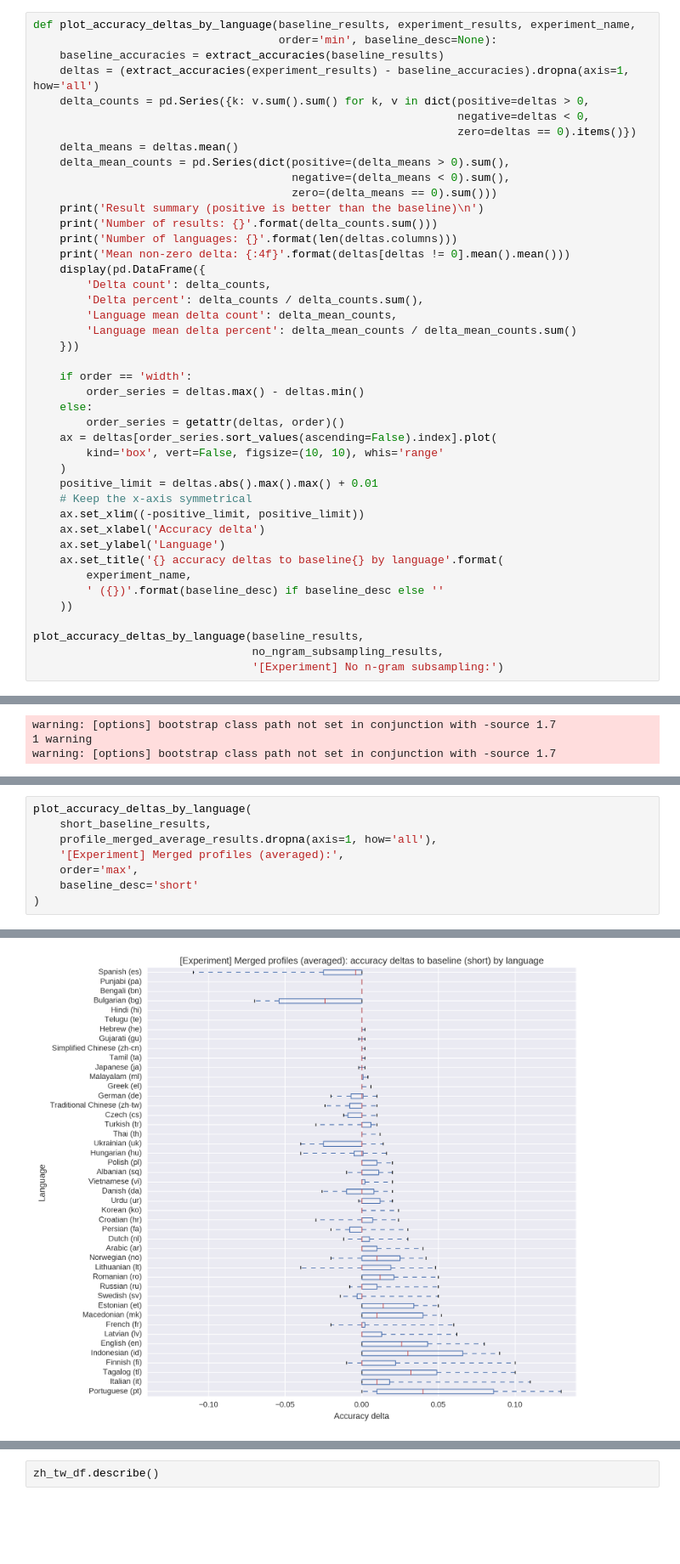
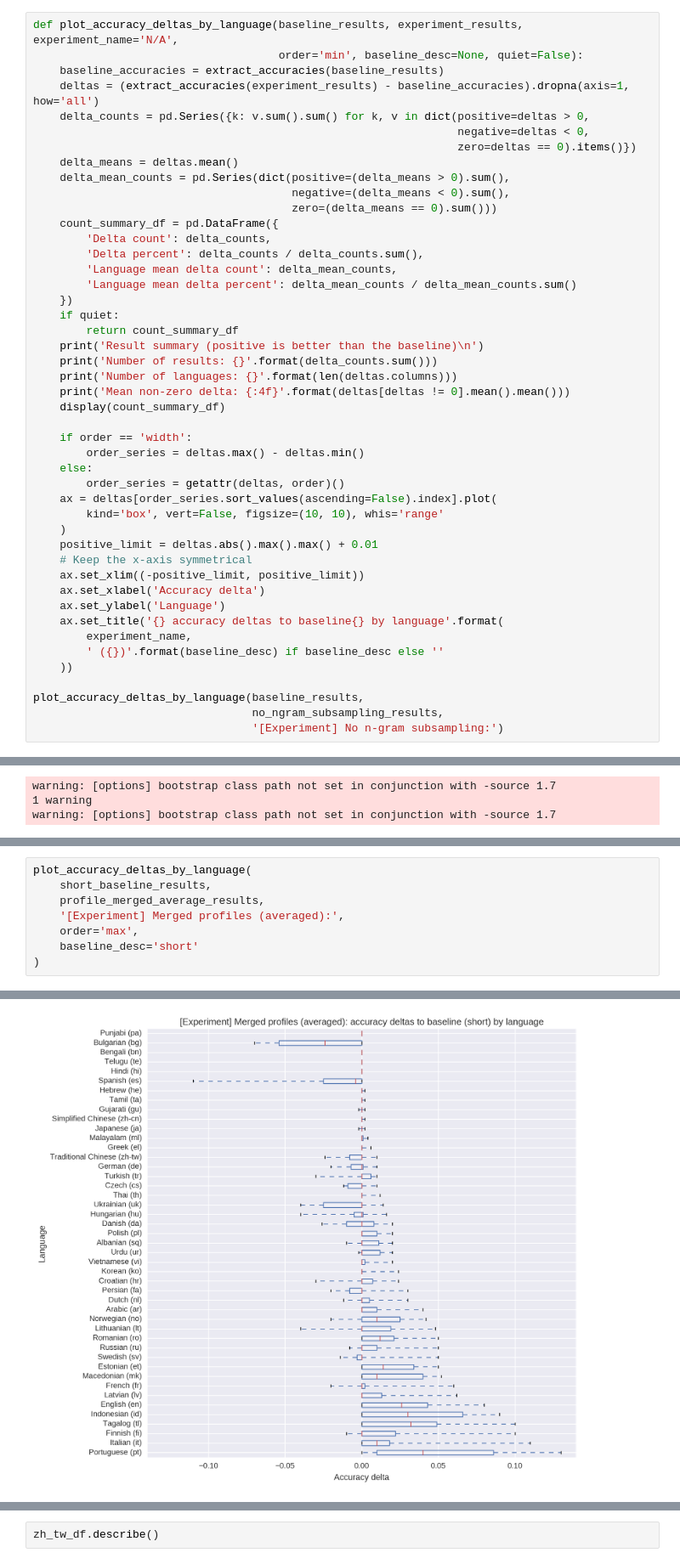
Before and after one commit to Automattic/elasticsearch-langdetect, a Jupyter notebook: experiments/Classification experiments.ipynb, the cells around one changed output, grey strips where cells are left out. Shown at 85% size. Cells and saved outputs as stored; diff of their text form; blank space fills up the shorter version.

Commit message:
Profile ensemble experiment

```diff
--- a/experiments/Classification experiments.ipynb
+++ b/experiments/Classification experiments.ipynb
@@ -139,8 +139,8 @@ plot_accuracy_by_language(no_ngram_subsampling_results, '[Experiment] No n-gram
 
 Unfortunately, it doesn't like there's much of a difference... If anything, it is slightly negative. Better run other experiments!
 # %%
-def plot_accuracy_deltas_by_language(baseline_results, experiment_results, experiment_name,
-                                     order='min', baseline_desc=None):
+def plot_accuracy_deltas_by_language(baseline_results, experiment_results, experiment_name='N/A',
+                                     order='min', baseline_desc=None, quiet=False):
     baseline_accuracies = extract_accuracies(baseline_results)
     deltas = (extract_accuracies(experiment_results) - baseline_accuracies).dropna(axis=1, how='all')
     delta_counts = pd.Series({k: v.sum().sum() for k, v in dict(positive=deltas > 0,
@@ -150,16 +150,19 @@ def plot_accuracy_deltas_by_language(baseline_results, experiment_results, exper
     delta_mean_counts = pd.Series(dict(positive=(delta_means > 0).sum(),
                                        negative=(delta_means < 0).sum(),
                                        zero=(delta_means == 0).sum()))
+    count_summary_df = pd.DataFrame({
+        'Delta count': delta_counts,
+        'Delta percent': delta_counts / delta_counts.sum(),
+        'Language mean delta count': delta_mean_counts,
+        'Language mean delta percent': delta_mean_counts / delta_mean_counts.sum()
+    })
+    if quiet:
+        return count_summary_df
     print('Result summary (positive is better than the baseline)\n')
     print('Number of results: {}'.format(delta_counts.sum()))
     print('Number of languages: {}'.format(len(deltas.columns)))
     print('Mean non-zero delta: {:4f}'.format(deltas[deltas != 0].mean().mean()))
-    display(pd.DataFrame({
-        'Delta count': delta_counts,
-        'Delta percent': delta_counts / delta_counts.sum(),
-        'Language mean delta count': delta_mean_counts,
-        'Language mean delta percent': delta_mean_counts / delta_mean_counts.sum()
-    }))
+    display(count_summary_df)
 
     if order == 'width':
         order_series = deltas.max() - deltas.min()
@@ -400,22 +403,22 @@ Mean non-zero delta: 0.015144
 # %%
 plot_accuracy_deltas_by_language(
     short_baseline_results,
-    profile_merged_average_results.dropna(axis=1, how='all'),
+    profile_merged_average_results,
     '[Experiment] Merged profiles (averaged):',
     order='max',
     baseline_desc='short'
 )
 # %% [output]
 Result summary (positive is better than the baseline)
 
 Number of results: 495
 Number of languages: 45
 Mean non-zero delta: 0.010945
 |  | Delta count | Delta percent | Language mean delta count | Language mean delta percent |
 | negative | 61 | 0.123232 | 10 | 0.222222 |
 | positive | 144 | 0.290909 | 29 | 0.644444 |
 | zero | 290 | 0.585859 | 6 | 0.133333 |
-[figure, old version]
+[figure, new version]
 # %% [markdown]
 ### Digging deeper into the issue with Chinese
 
```
Also changed, not shown: parts of 8 cells of this notebook, 2 other files.
